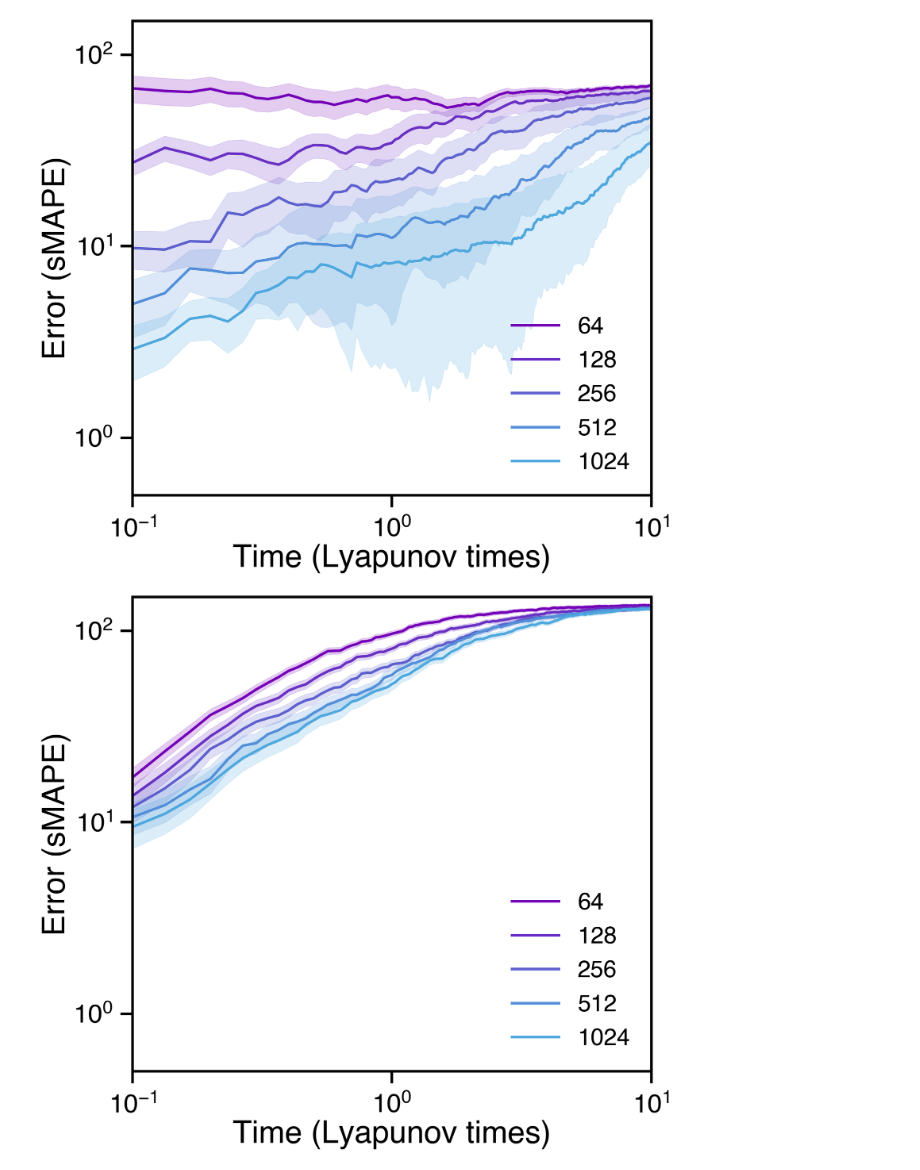
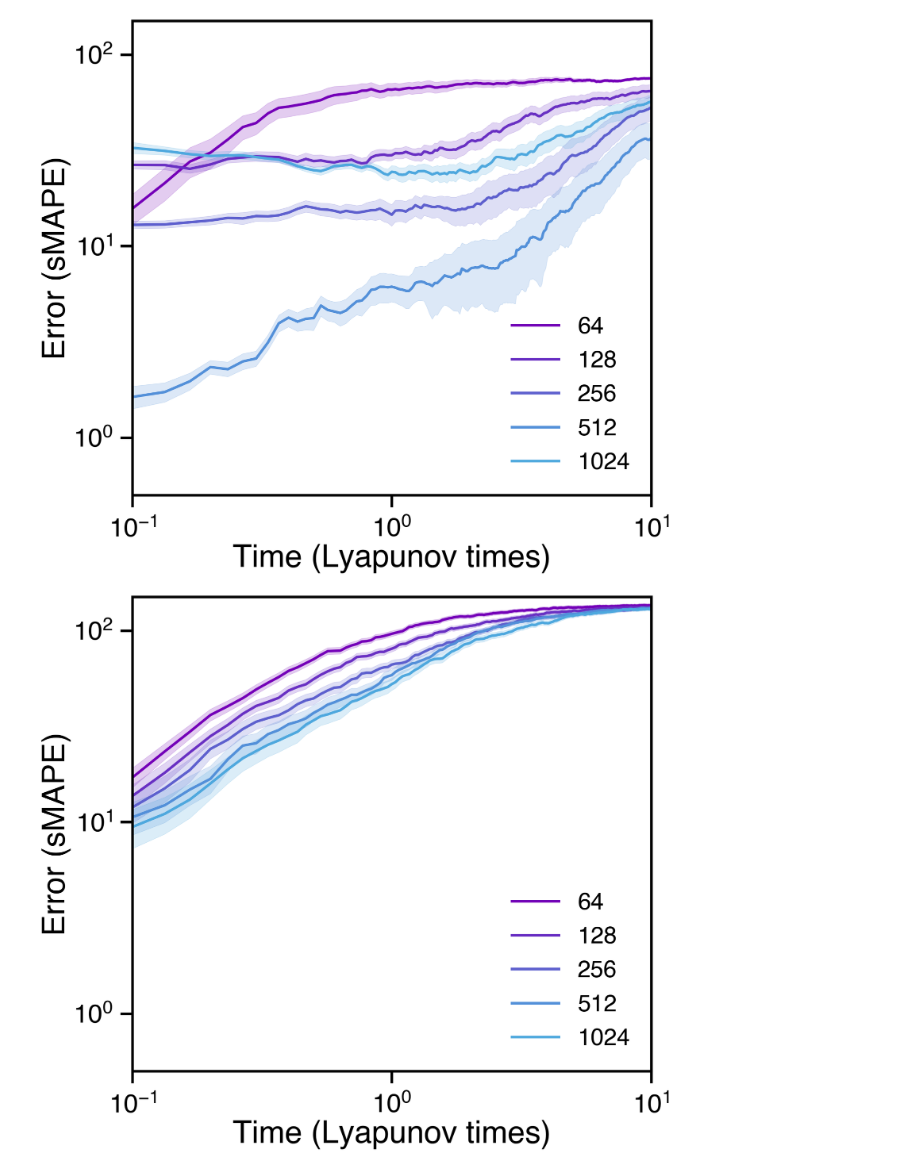
Before and after one commit to y-z-zhang/parroting, a Jupyter notebook: benchmark/benchmark_plotting.ipynb, the cells around one changed output. Saved outputs shown, nothing was run; the diff lists cells and outputs as text; code cells hidden in the pictures.

```diff
--- a/benchmark/benchmark_plotting.ipynb
+++ b/benchmark/benchmark_plotting.ipynb
@@ -23,7 +23,8 @@ num_ic = 20
 
 ## Target the results directory, of which models appear in a subdirectory
 RESULTS_DIR = './benchmark_results'
-MODEL_DIR = 'parrot_dysts'
+# MODEL_DIR = 'parrot_dysts'
+MODEL_DIR = 'panda_patchtst_dysts'
 average_vpt = np.load(f'{RESULTS_DIR}/{MODEL_DIR}/average_vpt.npy', allow_pickle='TRUE').item()
 median_smape = np.load(f'{RESULTS_DIR}/{MODEL_DIR}/median_smape.npy', allow_pickle='TRUE').item()
 
@@ -50,34 +51,34 @@ ax.get_xaxis().tick_bottom()
 ax.get_yaxis().tick_left()
 
 fig.set_size_inches(17,15)
 plt.xticks(fontsize = 50)
 plt.yticks(fontsize = 50)
 plt.xlabel(r'Time (Lyapunov times)', fontname="Helvetica", fontsize = 60)
 plt.ylabel(r'Error (sMAPE)', fontname="Helvetica", fontsize = 60)
 
 for i, context_length in enumerate(context_lengths):
   smape_trjs = [median_smape[(equation_name, context_length)] for equation_name, ctx in median_smape.keys() if ctx == context_length]
   smape_trj = np.median(smape_trjs, axis=0)
   smape_std = np.std(smape_trjs, axis=0)/np.sqrt(len(equation_names))
   plt.plot(time, smape_trj, lw=5, ls='-', alpha=1, color=colors[i], label=context_length)
   ax.fill_between(time, smape_trj - smape_std, smape_trj + smape_std, alpha=0.2, color=colors[i])
   #dg.plot_err(smape_trj, smape_std/1.0, x=time, color=colors[i], label=context_length, zorder=10*i)
 
 plt.xscale('log')
 plt.yscale('log')
 
 plt.xlim([.1, 10])
 plt.ylim([.5, 150])
 
 plt.legend(loc='lower right', frameon=False, prop={'size':45}, ncol=1)
 
 plt.gca().tick_params(axis='y', pad=15, size=23, width=5)
 plt.gca().tick_params(axis='x', pad=20, size=23, width=5)
 
 fig.set_tight_layout(True)
 #plt.savefig(f'smape_rolling_chronos.pdf', bbox_inches='tight')
 # %% [output]
-[figure, old version]
+[figure, new version]
 # %%
 #import degas as dg
 colors = ['#f94144', '#f3722c', '#f8961e', '#f9844a', '#f9c74f', '#90be6d', '#43aa8b', '#4d908e', '#577590', '#277da1']
```
Also changed, not shown: 55 other files.
